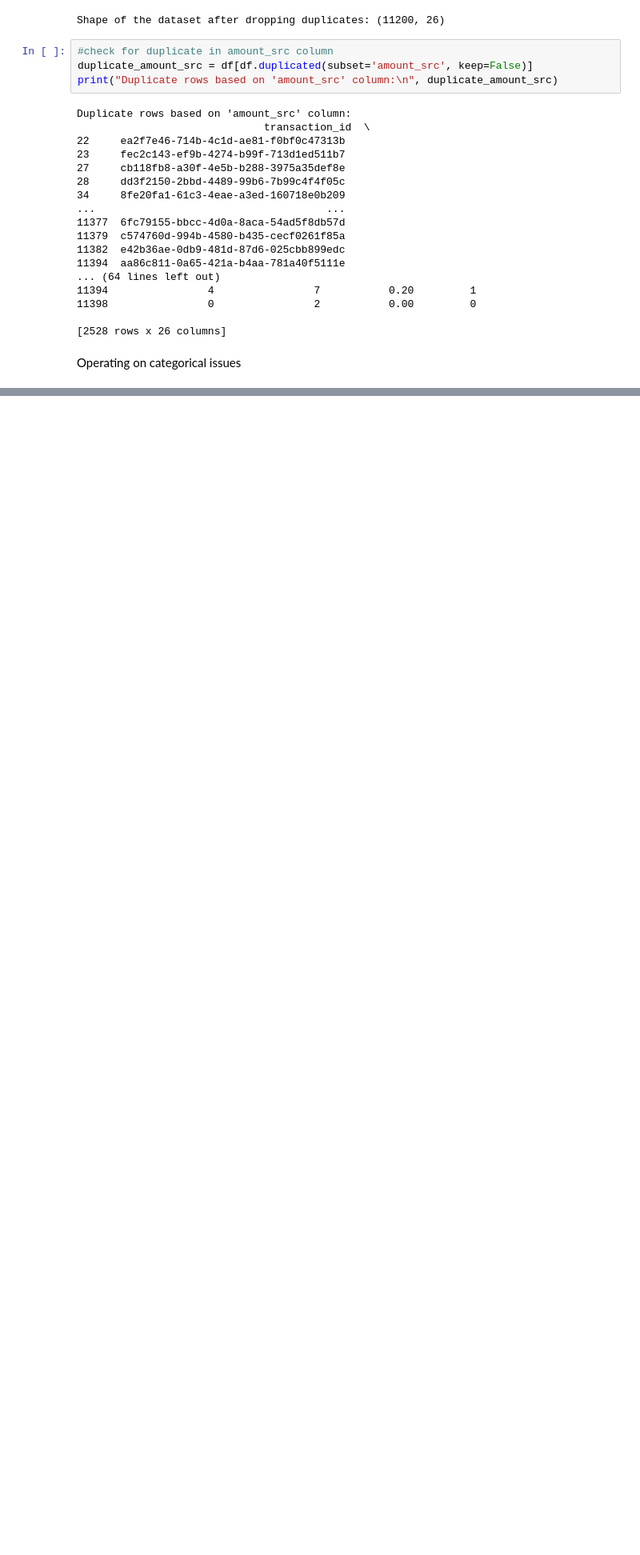
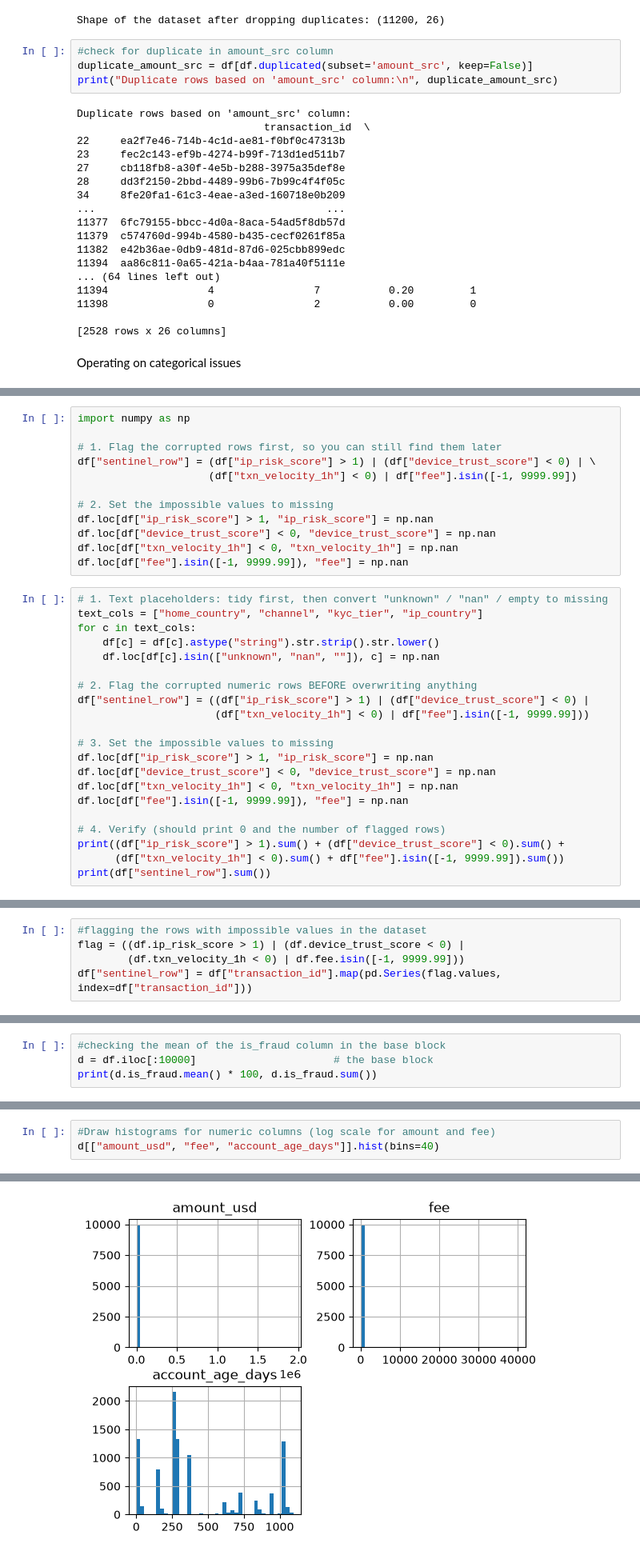
Before and after one commit to Ifeanyionwusor94/Nova-pay-fraud-detection-system, a Jupyter notebook: Notebook/EDA.ipynb, the cells around one changed output, grey strips where cells are left out. Shown at 80% size. Drawn from its saved outputs; the diff is of its cells as text; blank space fills up the shorter version.

```diff
--- a/Notebook/EDA.ipynb
+++ b/Notebook/EDA.ipynb
@@ -287,0 +417,33 @@ Operating on categorical issues
+# %%
+import numpy as np
+
+# 1. Flag the corrupted rows first, so you can still find them later
+df["sentinel_row"] = (df["ip_risk_score"] > 1) | (df["device_trust_score"] < 0) | \
+                     (df["txn_velocity_1h"] < 0) | df["fee"].isin([-1, 9999.99])
+
+# 2. Set the impossible values to missing
+df.loc[df["ip_risk_score"] > 1, "ip_risk_score"] = np.nan
+df.loc[df["device_trust_score"] < 0, "device_trust_score"] = np.nan
+df.loc[df["txn_velocity_1h"] < 0, "txn_velocity_1h"] = np.nan
+df.loc[df["fee"].isin([-1, 9999.99]), "fee"] = np.nan
+# %%
+# 1. Text placeholders: tidy first, then convert "unknown" / "nan" / empty to missing
+text_cols = ["home_country", "channel", "kyc_tier", "ip_country"]
+for c in text_cols:
+    df[c] = df[c].astype("string").str.strip().str.lower()
+    df.loc[df[c].isin(["unknown", "nan", ""]), c] = np.nan
+
+# 2. Flag the corrupted numeric rows BEFORE overwriting anything
+df["sentinel_row"] = ((df["ip_risk_score"] > 1) | (df["device_trust_score"] < 0) |
+                      (df["txn_velocity_1h"] < 0) | df["fee"].isin([-1, 9999.99]))
+
+# 3. Set the impossible values to missing
+df.loc[df["ip_risk_score"] > 1, "ip_risk_score"] = np.nan
+df.loc[df["device_trust_score"] < 0, "device_trust_score"] = np.nan
+df.loc[df["txn_velocity_1h"] < 0, "txn_velocity_1h"] = np.nan
+df.loc[df["fee"].isin([-1, 9999.99]), "fee"] = np.nan
+
+# 4. Verify (should print 0 and the number of flagged rows)
+print((df["ip_risk_score"] > 1).sum() + (df["device_trust_score"] < 0).sum() +
+      (df["txn_velocity_1h"] < 0).sum() + df["fee"].isin([-1, 9999.99]).sum())
+print(df["sentinel_row"].sum())
@@ -287,0 +453,5 @@ Operating on categorical issues
+# %%
+#flagging the rows with impossible values in the dataset
+flag = ((df.ip_risk_score > 1) | (df.device_trust_score < 0) |
+        (df.txn_velocity_1h < 0) | df.fee.isin([-1, 9999.99]))
+df["sentinel_row"] = df["transaction_id"].map(pd.Series(flag.values, index=df["transaction_id"]))
@@ -287,0 +473,4 @@ Operating on categorical issues
+# %%
+#checking the mean of the is_fraud column in the base block
+d = df.iloc[:10000]                      # the base block
+print(d.is_fraud.mean() * 100, d.is_fraud.sum())
@@ -287,0 +504,4 @@ Operating on categorical issues
+# %%
+#Draw histograms for numeric columns (log scale for amount and fee)
+d[["amount_usd", "fee", "account_age_days"]].hist(bins=40)
+# %% [output]
@@ -287,0 +512 @@ Operating on categorical issues
+[figure, added]
```
Also changed, not shown: parts of 23 cells of this notebook, 1 other file.
